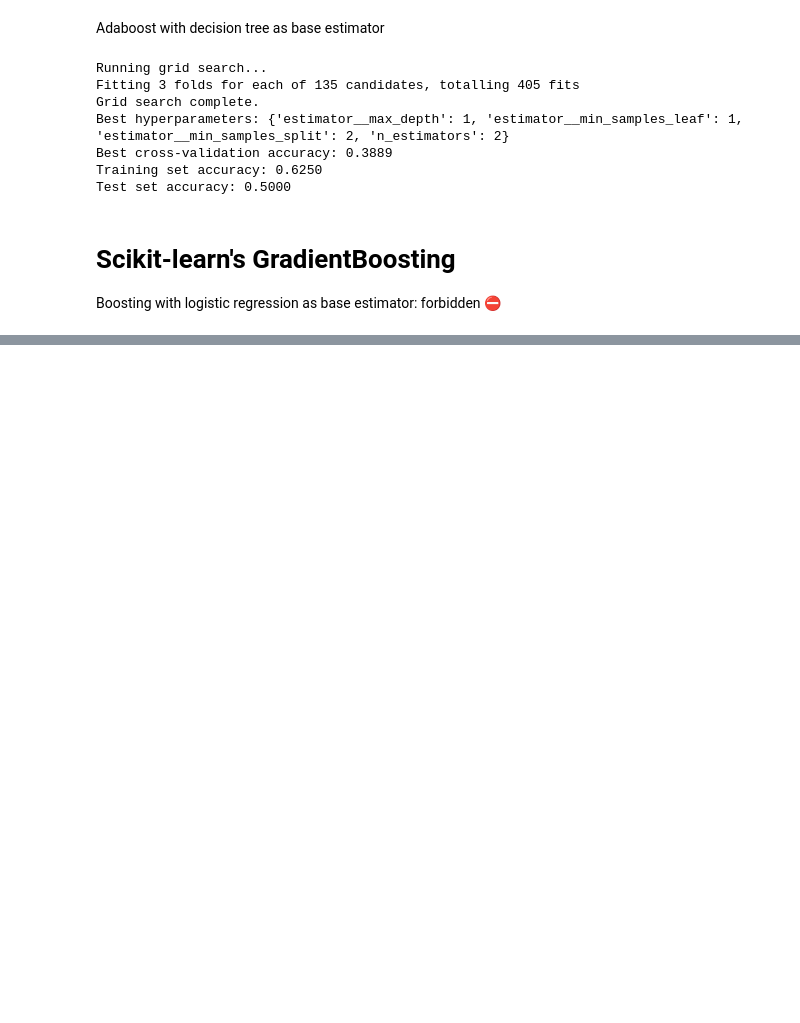
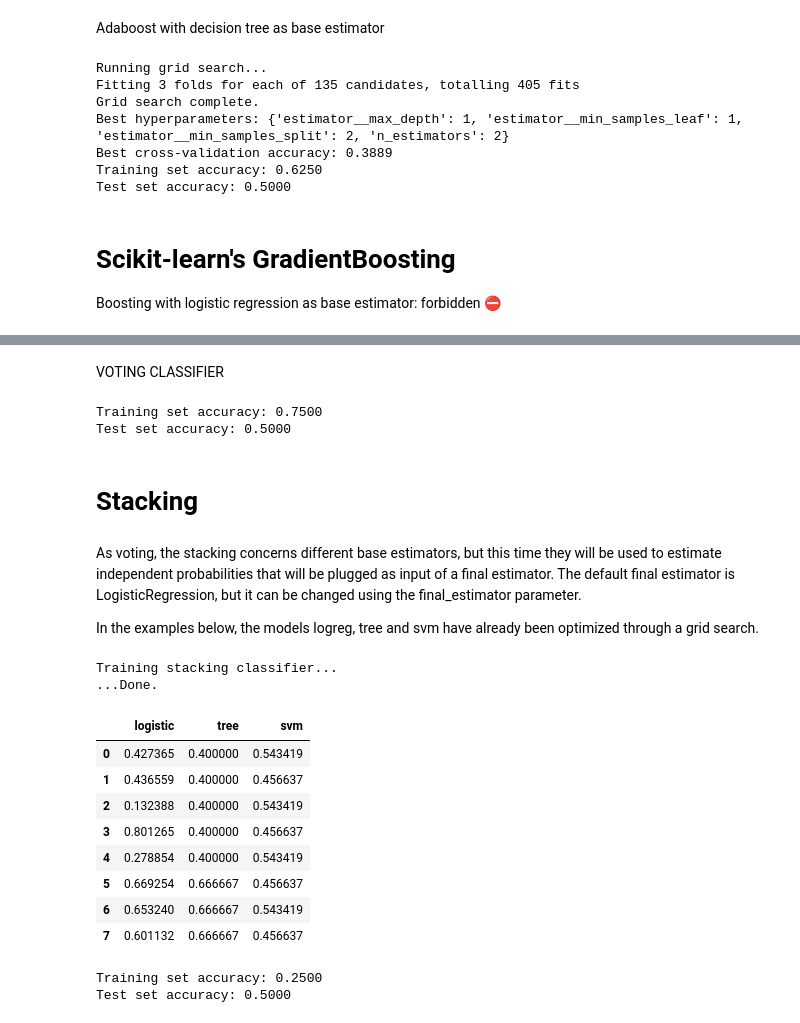
Before and after one commit to msche81/2-Jedha_Fullstack, a Jupyter notebook: 6_supervised_Machine_learning/7_ensemble_learning/1-1_template_ensemble_learning.ipynb, the cells around one changed output, grey strips where cells are left out. Drawn from its saved outputs; the diff is of its cells as text; code cells hidden in the pictures; blank space fills up the shorter version.

```diff
--- a/6_supervised_Machine_learning/7_ensemble_learning/1-1_template_ensemble_learning.ipynb
+++ b/6_supervised_Machine_learning/7_ensemble_learning/1-1_template_ensemble_learning.ipynb
@@ -408,0 +622,70 @@ Boosting with logistic regression as base estimator: forbidden ⛔️
+# %% [markdown]
+VOTING CLASSIFIER
+# %%
+# Initialisation du VotingClassifier avec un vote soft basé sur les probabilités des modèles optimisés
+voting = VotingClassifier(
+    estimators=[
+        ("logistic", logreg_opt.best_estimator_),  # Meilleur modèle de régression logistique
+        ("tree", dt_opt.best_estimator_),          # Meilleur modèle d'arbre de décision
+        ("svm", svm_opt.best_estimator_)           # Meilleur modèle SVM
+    ],
+    voting="soft"  # Utilise les probabilités pour le vote
+)
+
+# Entraînement du VotingClassifier sur l'ensemble d'entraînement
+voting.fit(X_train, y_train)
+
+# Évaluation des performances du VotingClassifier sur les ensembles d'entraînement et de test
+train_accuracy = voting.score(X_train, y_train)
+test_accuracy = voting.score(X_test, Y_test)
+
+print(f"Training set accuracy: {train_accuracy:.4f}")
+print(f"Test set accuracy: {test_accuracy:.4f}")
+# %% [output]
+Training set accuracy: 0.7500
+Test set accuracy: 0.5000
+# %% [markdown]
+# Stacking
+# %% [markdown]
+As voting, the stacking concerns different base estimators, but this time they will be used to estimate independent probabilities that will be plugged as input of a final estimator. The default final estimator is LogisticRegression, but it can be changed using the final_estimator parameter.
+
+In the examples below, the models logreg, tree and svm have already been optimized through a grid search.
+# %%
+# Initialisation du StackingClassifier avec les modèles optimisés
+print("Training stacking classifier...")
+stacking = StackingClassifier(
+    estimators=[
+        ("logistic", logreg_opt.best_estimator_),  # Meilleur modèle de régression logistique
+        ("tree", dt_opt.best_estimator_),          # Meilleur modèle d'arbre de décision
+        ("svm", svm_opt.best_estimator_)           # Meilleur modèle SVM
+    ],
+    final_estimator=LogisticRegression(),  # Estimateur final par défaut (régression logistique)
+    cv=3  # Validation croisée à 3 plis pour le niveau 1
+)
+
+# Entraînement et transformation des données avec le StackingClassifier
+preds = stacking.fit_transform(X_train, y_train)
+predictions = pd.DataFrame(preds, columns=stacking.named_estimators_.keys())
+print("...Done.")
+display(predictions)
+
+# Évaluation des performances sur les ensembles d'entraînement et de test
+train_accuracy = stacking.score(X_train, y_train)
+test_accuracy = stacking.score(X_test, Y_test)
+
+print(f"Training set accuracy: {train_accuracy:.4f}")
+print(f"Test set accuracy: {test_accuracy:.4f}")
+# %% [output]
+Training stacking classifier...
+...Done.
+|  | logistic | tree | svm |
+| 0 | 0.427365 | 0.400000 | 0.543419 |
+| 1 | 0.436559 | 0.400000 | 0.456637 |
+| 2 | 0.132388 | 0.400000 | 0.543419 |
+| 3 | 0.801265 | 0.400000 | 0.456637 |
+| 4 | 0.278854 | 0.400000 | 0.543419 |
+| 5 | 0.669254 | 0.666667 | 0.456637 |
+| 6 | 0.653240 | 0.666667 | 0.543419 |
+| 7 | 0.601132 | 0.666667 | 0.456637 |
+Training set accuracy: 0.2500
+Test set accuracy: 0.5000
```
Also changed, not shown: parts of 14 cells of this notebook, 1 other file.
